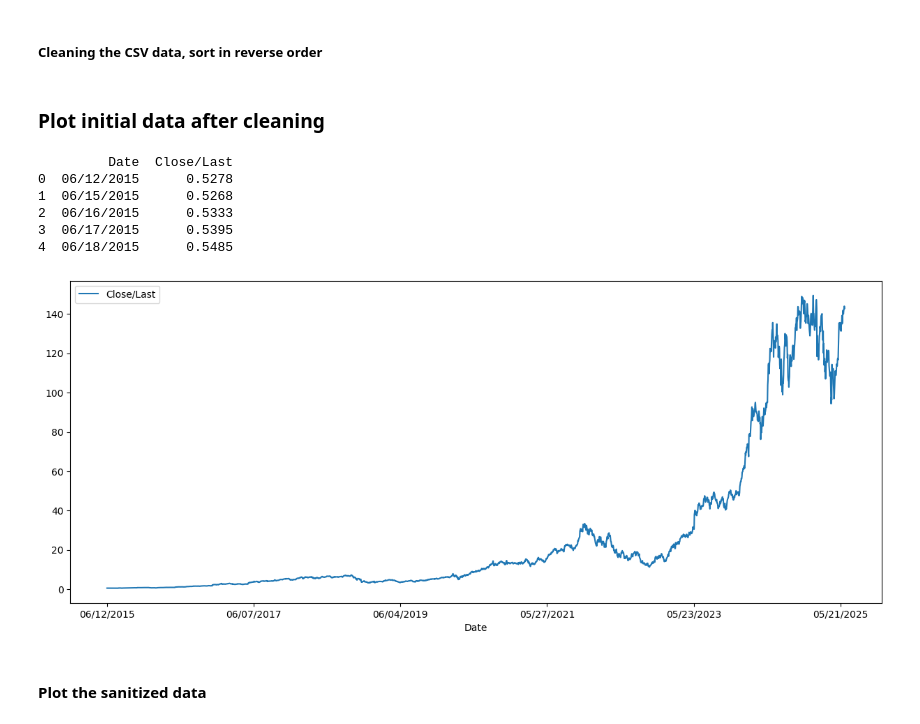
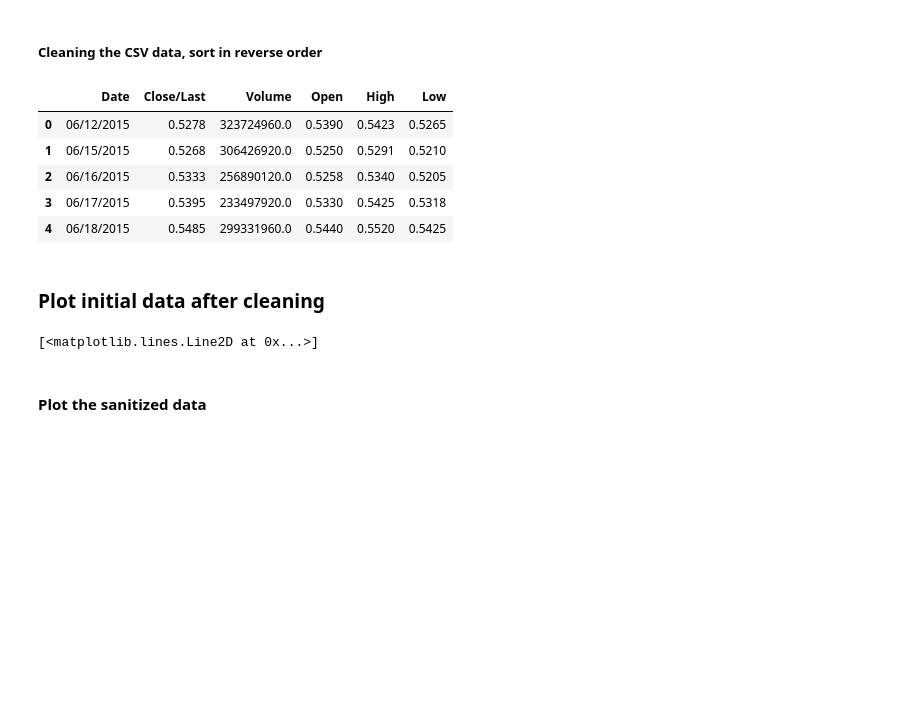
Before and after one commit to aboodmm/stock-price-forecast, a Jupyter notebook: forecast.ipynb, the cells around one changed output. Saved outputs shown, nothing was run; the diff lists cells and outputs as text; code cells hidden in the pictures; blank space fills up the shorter version.

Commit message:
working on plot its broken

```diff
--- a/forecast.ipynb
+++ b/forecast.ipynb
@@ -7,33 +7,39 @@ Time Period: 10yr
 ##### Cleaning the CSV data, sort in reverse order
 # %%
 import pandas as pd
+import matplotlib.pyplot as plt
 from sklearn.model_selection import train_test_split
 from xgboost import XGBRegressor
 
 
 df = pd.read_csv("HistoricalData_1749770593630.csv")
 
 df[df.columns[1:]] = df[df.columns[1:]].replace('[\$,]', '', regex=True).astype(float)
 
 df = df.iloc[::-1]
 
 df.reset_index(drop=True, inplace=True)
+
+df.tail()
+# %% [output]
+|  | Date | Close/Last | Volume | Open | High | Low |
+| 0 | 06/12/2015 | 0.5278 | 323724960.0 | 0.5390 | 0.5423 | 0.5265 |
+| 1 | 06/15/2015 | 0.5268 | 306426920.0 | 0.5250 | 0.5291 | 0.5210 |
+| 2 | 06/16/2015 | 0.5333 | 256890120.0 | 0.5258 | 0.5340 | 0.5205 |
+| 3 | 06/17/2015 | 0.5395 | 233497920.0 | 0.5330 | 0.5425 | 0.5318 |
+| 4 | 06/18/2015 | 0.5485 | 299331960.0 | 0.5440 | 0.5520 | 0.5425 |
 # %% [markdown]
 ### Plot initial data after cleaning
 # %%
 plotdf = df.drop(["Volume", "Open", "High", "Low"], axis=1)
 
-plotdf.plot(x="Date", figsize=(15, 6))
+fig, ax = plt.subplots(layout="constrained")
+fig.set_size_inches(16, 6)
+ax.autoscale(enable=True, axis='both', tight=True)
 
-print(plotdf.head())
+ax.plot(plotdf["Date"], plotdf["Close/Last"])
 # %% [output]
-         Date  Close/Last
-0  06/12/2015      0.5278
-1  06/15/2015      0.5268
-2  06/16/2015      0.5333
-3  06/17/2015      0.5395
-4  06/18/2015      0.5485
+[<matplotlib.lines.Line2D at 0x...>]
-[figure, removed]
 # %% [markdown]
 #### Plot the sanitized data
 # %%
```
Also changed, not shown: parts of 1 cell of this notebook.
